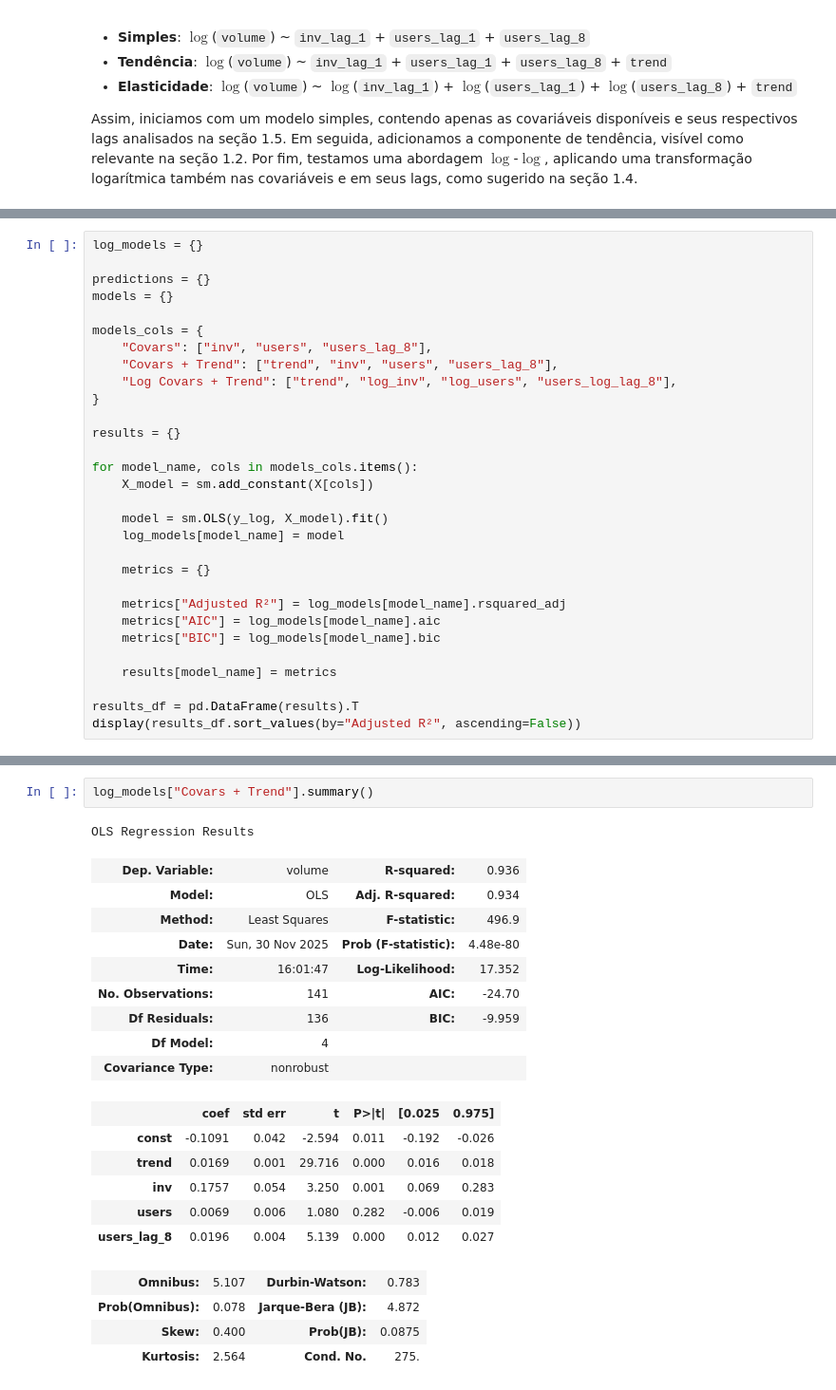
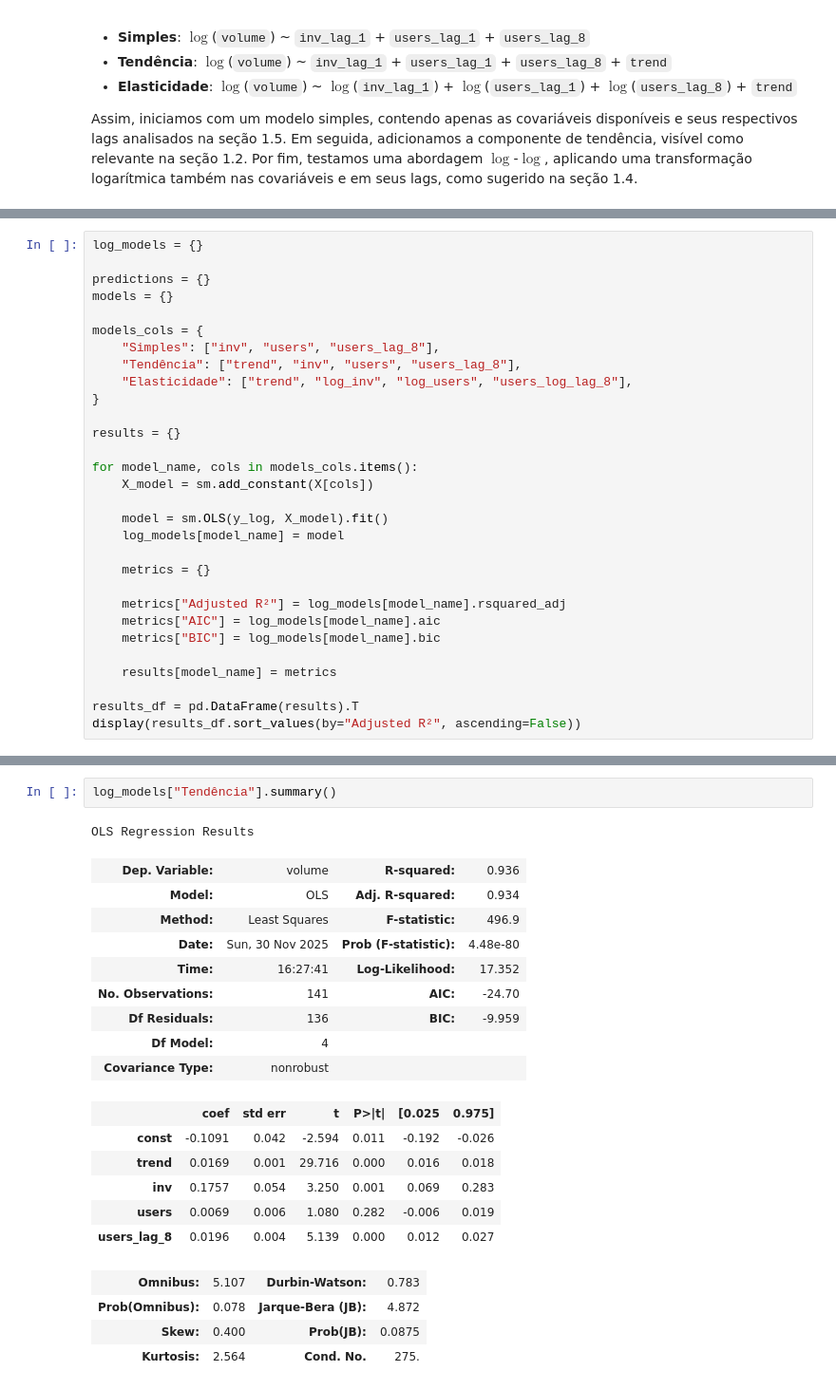
Before and after one commit to kauanmaf/Time-Series-A2, a Jupyter notebook: relatorio.ipynb, the cells around one changed output, grey strips where cells are left out. Shown at 95% size. Cells and saved outputs as stored; diff of their text form.

```diff
--- a/relatorio.ipynb
+++ b/relatorio.ipynb
@@ -401,9 +401,9 @@ predictions = {}
 models = {}
 
 models_cols = {
-    "Covars": ["inv", "users", "users_lag_8"],
-    "Covars + Trend": ["trend", "inv", "users", "users_lag_8"],
-    "Log Covars + Trend": ["trend", "log_inv", "log_users", "users_log_lag_8"],
+    "Simples": ["inv", "users", "users_lag_8"],
+    "Tendência": ["trend", "inv", "users", "users_lag_8"],
+    "Elasticidade": ["trend", "log_inv", "log_users", "users_log_lag_8"],
 }
 
 results = {}
@@ -461,12 +465,12 @@ Notes:
 # %%
-log_models["Covars + Trend"].summary()
+log_models["Tendência"].summary()
 # %% [output]
 OLS Regression Results
 | Dep. Variable: | volume | R-squared: | 0.936 |
 | Model: | OLS | Adj. R-squared: | 0.934 |
 | Method: | Least Squares | F-statistic: | 496.9 |
 | Date: | Sun, 30 Nov 2025 | Prob (F-statistic): | 4.48e-80 |
-| Time: | 16:01:47 | Log-Likelihood: | 17.352 |
+| Time: | 16:27:41 | Log-Likelihood: | 17.352 |
 | No. Observations: | 141 | AIC: | -24.70 |
 | Df Residuals: | 136 | BIC: | -9.959 |
 | Df Model: | 4 |  |  |
```
Also changed, not shown: parts of 7 cells of this notebook.
